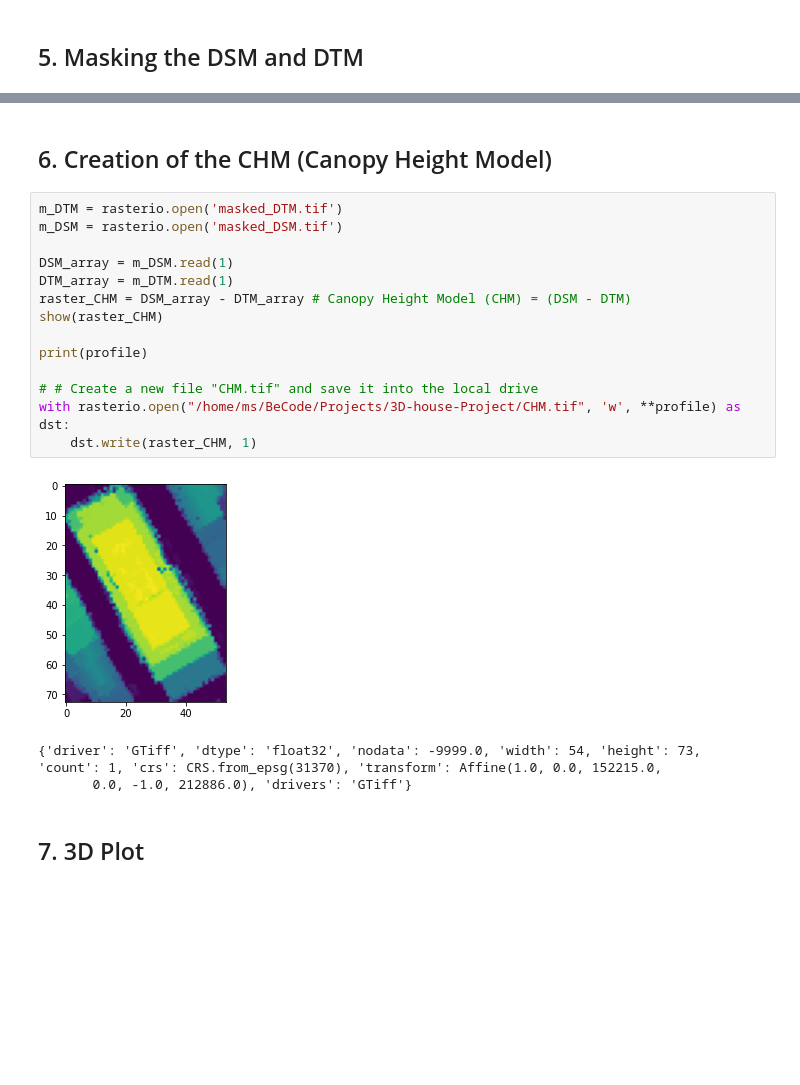
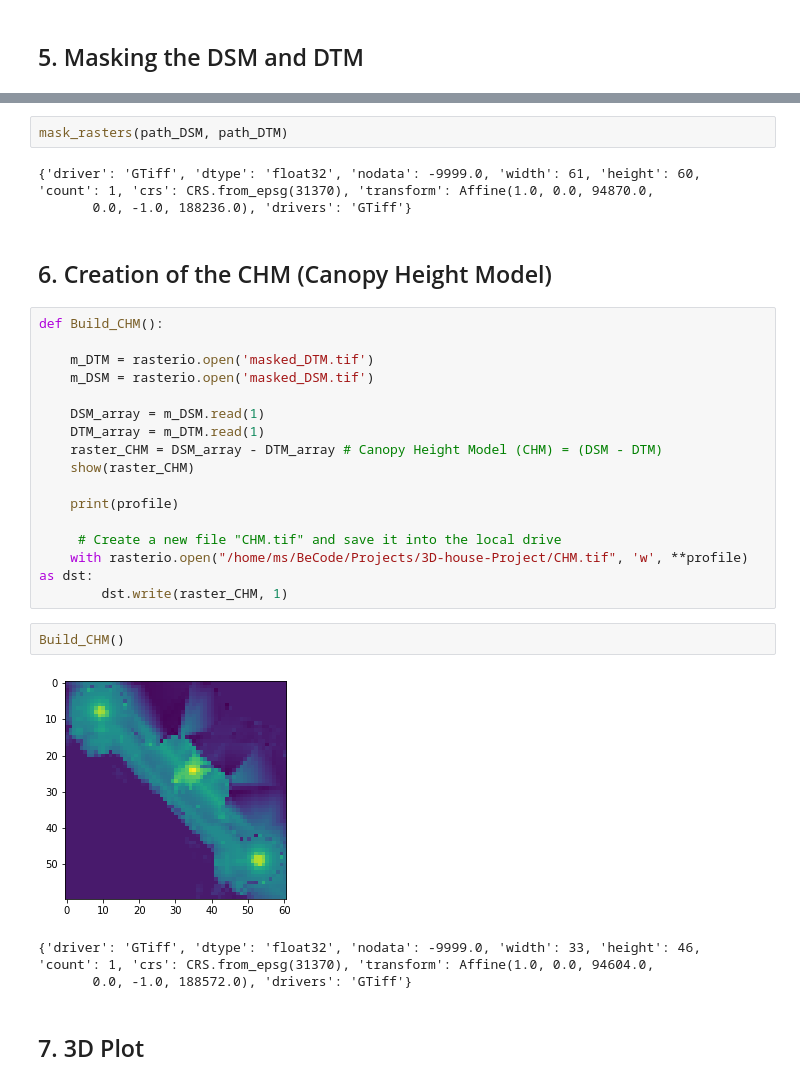
Before and after one commit to Louan-M/3D-house-Project, a Jupyter notebook: 3D_project.ipynb, the cells around one changed output, grey strips where cells are left out. Drawn from its saved outputs; the diff is of its cells as text; blank space fills up the shorter version.

```diff
--- a/3D_project.ipynb
+++ b/3D_project.ipynb
@@ -190,23 +191,32 @@ with rasterio.open("/home/ms/BeCode/Projects/3D-house-Project/masked_DTM.tif", '
+# %%
+mask_rasters(path_DSM, path_DTM)
+# %% [output]
+{'driver': 'GTiff', 'dtype': 'float32', 'nodata': -9999.0, 'width': 61, 'height': 60, 'count': 1, 'crs': CRS.from_epsg(31370), 'transform': Affine(1.0, 0.0, 94870.0,
+       0.0, -1.0, 188236.0), 'drivers': 'GTiff'}
 # %% [markdown]
 ## 6. Creation of the CHM (Canopy Height Model)
 # %%
-m_DTM = rasterio.open('masked_DTM.tif')
-m_DSM = rasterio.open('masked_DSM.tif')
+def Build_CHM():
 
-DSM_array = m_DSM.read(1)
-DTM_array = m_DTM.read(1)
-raster_CHM = DSM_array - DTM_array # Canopy Height Model (CHM) = (DSM - DTM)
-show(raster_CHM)
+    m_DTM = rasterio.open('masked_DTM.tif')
+    m_DSM = rasterio.open('masked_DSM.tif')
 
-print(profile)
+    DSM_array = m_DSM.read(1)
+    DTM_array = m_DTM.read(1)
+    raster_CHM = DSM_array - DTM_array # Canopy Height Model (CHM) = (DSM - DTM)
+    show(raster_CHM)
 
-# # Create a new file "CHM.tif" and save it into the local drive
-with rasterio.open("/home/ms/BeCode/Projects/3D-house-Project/CHM.tif", 'w', **profile) as dst:
-    dst.write(raster_CHM, 1)
+    print(profile)
+
+     # Create a new file "CHM.tif" and save it into the local drive
+    with rasterio.open("/home/ms/BeCode/Projects/3D-house-Project/CHM.tif", 'w', **profile) as dst:
+        dst.write(raster_CHM, 1)
-# %% [output]
-[figure, removed]
-{'driver': 'GTiff', 'dtype': 'float32', 'nodata': -9999.0, 'width': 54, 'height': 73, 'count': 1, 'crs': CRS.from_epsg(31370), 'transform': Affine(1.0, 0.0, 152215.0,
-       0.0, -1.0, 212886.0), 'drivers': 'GTiff'}
+# %%
+Build_CHM()
+# %% [output]
+[figure, added]
+{'driver': 'GTiff', 'dtype': 'float32', 'nodata': -9999.0, 'width': 33, 'height': 46, 'count': 1, 'crs': CRS.from_epsg(31370), 'transform': Affine(1.0, 0.0, 94604.0,
+       0.0, -1.0, 188572.0), 'drivers': 'GTiff'}
 # %% [markdown]
 ## 7. 3D Plot
 # %% [markdown]
```
Also changed, not shown: parts of 10 cells of this notebook.
